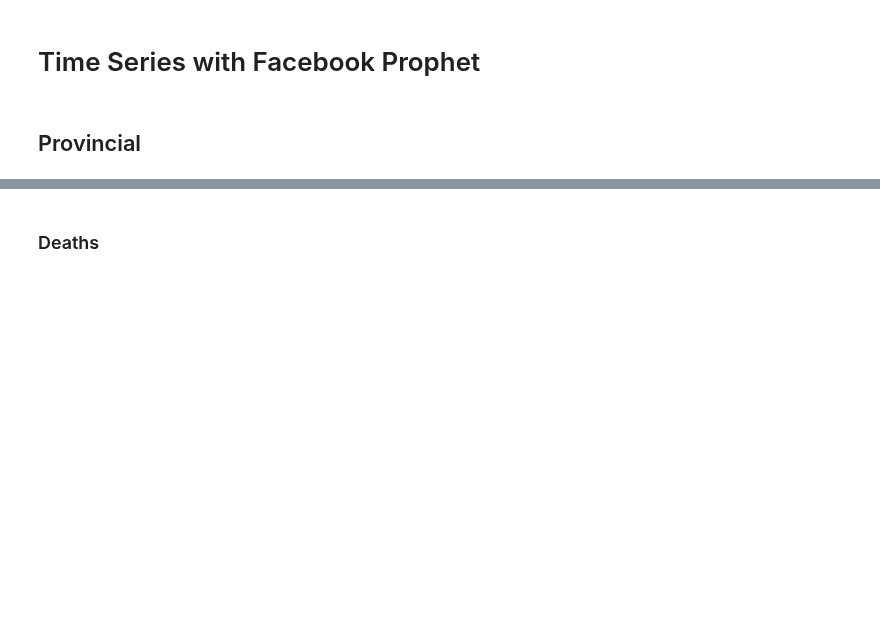
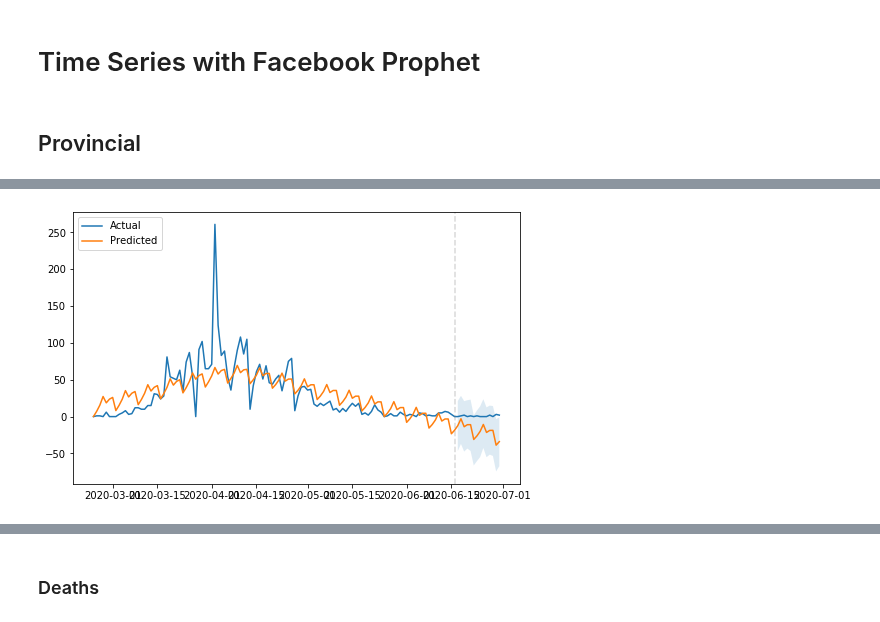
Before and after one commit to nicoloverardo/master-degree-thesis, a Jupyter notebook: notebooks/tsprophet.ipynb, the cells around one changed output, grey strips where cells are left out. Saved outputs shown, nothing was run; the diff lists cells and outputs as text; code cells hidden in the pictures; blank space fills up the shorter version.

```diff
--- a/notebooks/tsprophet.ipynb
+++ b/notebooks/tsprophet.ipynb
@@ -175,0 +54,4 @@ plt.show()
+# %%
+pm.plot()
+# %% [output]
+[figure, added]
```
Also changed, not shown: parts of 58 cells of this notebook, 1 other file.
